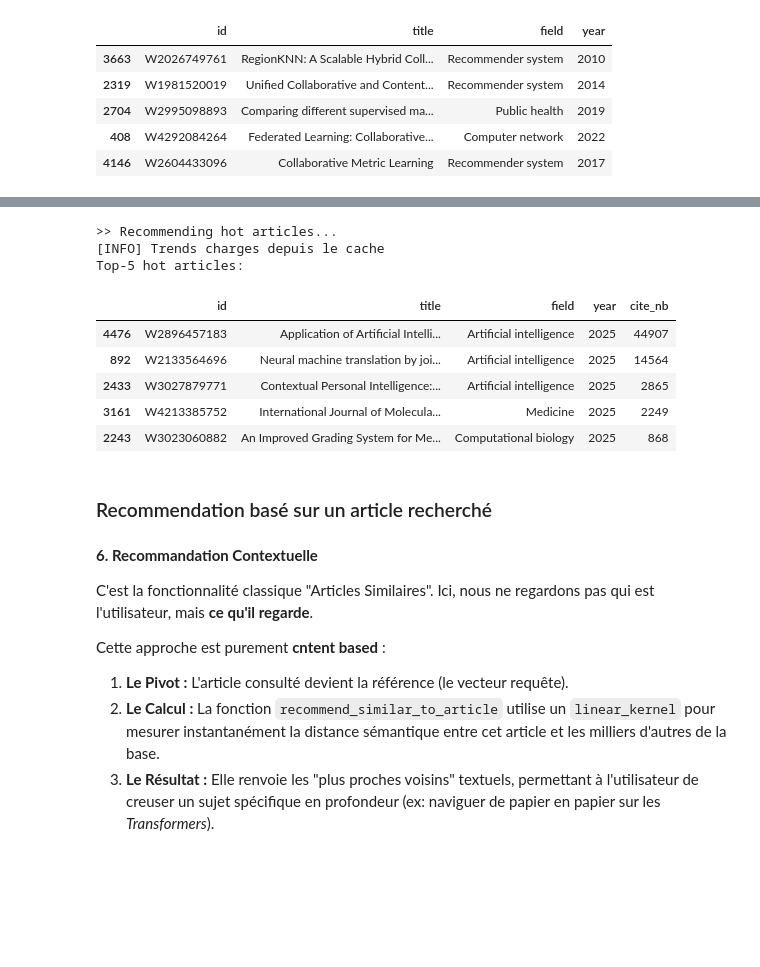
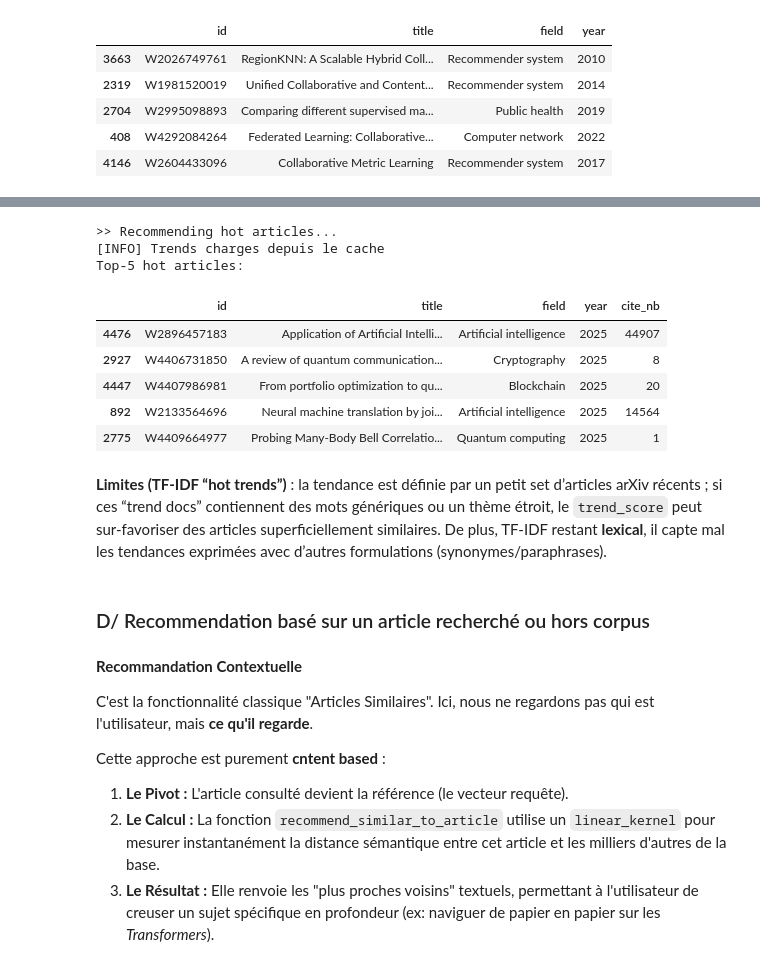
Before and after one commit to aurvl/ResearchPapersRecommandationSystem, a Jupyter notebook: notebooks/01_exploration.ipynb, the cells around one changed output, grey strips where cells are left out. Saved outputs shown, nothing was run; the diff lists cells and outputs as text; code cells hidden in the pictures; blank space fills up the shorter version.

```diff
--- a/notebooks/01_exploration.ipynb
+++ b/notebooks/01_exploration.ipynb
@@ -274,22 +321,24 @@ Hot terms: ['Inverse problems for history-enriched linear model reduction', 'A D
 # %%
 print(">> Recommending hot articles...")
-recs_hot = recommend_hot_articles(articles_df, top_k=5)
+recs_hot_tfidf = recommend_hot_articles(articles_df, method="tfidf", top_k=5)
 print("Top-5 hot articles:")
-recs_hot[["id", "title", "field", "year", "cite_nb"]]
+recs_hot_tfidf[["id", "title", "field", "year", "cite_nb"]]
 # %% [output]
 >> Recommending hot articles...
 [INFO] Trends charges depuis le cache
 Top-5 hot articles:
 |  | id | title | field | year | cite_nb |
 | 4476 | W2896457183 | Application of Artificial Intelli... | Artificial intelligence | 2025 | 44907 |
+| 2927 | W4406731850 | A review of quantum communication... | Cryptography | 2025 | 8 |
+| 4447 | W4407986981 | From portfolio optimization to qu... | Blockchain | 2025 | 20 |
 | 892 | W2133564696 | Neural machine translation by joi... | Artificial intelligence | 2025 | 14564 |
-| 2433 | W3027879771 | Contextual Personal Intelligence:... | Artificial intelligence | 2025 | 2865 |
-| 3161 | W4213385752 | International Journal of Molecula... | Medicine | 2025 | 2249 |
-| 2243 | W3023060882 | An Improved Grading System for Me... | Computational biology | 2025 | 868 |
+| 2775 | W4409664977 | Probing Many-Body Bell Correlatio... | Quantum computing | 2025 | 1 |
+# %% [markdown]
+**Limites (TF-IDF “hot trends”)** : la tendance est définie par un petit set d’articles arXiv récents ; si ces “trend docs” contiennent des mots génériques ou un thème étroit, le `trend_score` peut sur-favoriser des articles superficiellement similaires. De plus, TF-IDF restant **lexical**, il capte mal les tendances exprimées avec d’autres formulations (synonymes/paraphrases).
 # %% [markdown]
-### Recommendation basé sur un article recherché
+### D/ Recommendation basé sur un article recherché ou hors corpus
 # %% [markdown]
-**6. Recommandation Contextuelle**
+**Recommandation Contextuelle**
 
 C'est la fonctionnalité classique "Articles Similaires". Ici, nous ne regardons pas qui est l'utilisateur, mais **ce qu'il regarde**.
 
```
Also changed, not shown: parts of 44 cells of this notebook, 18 other files.
